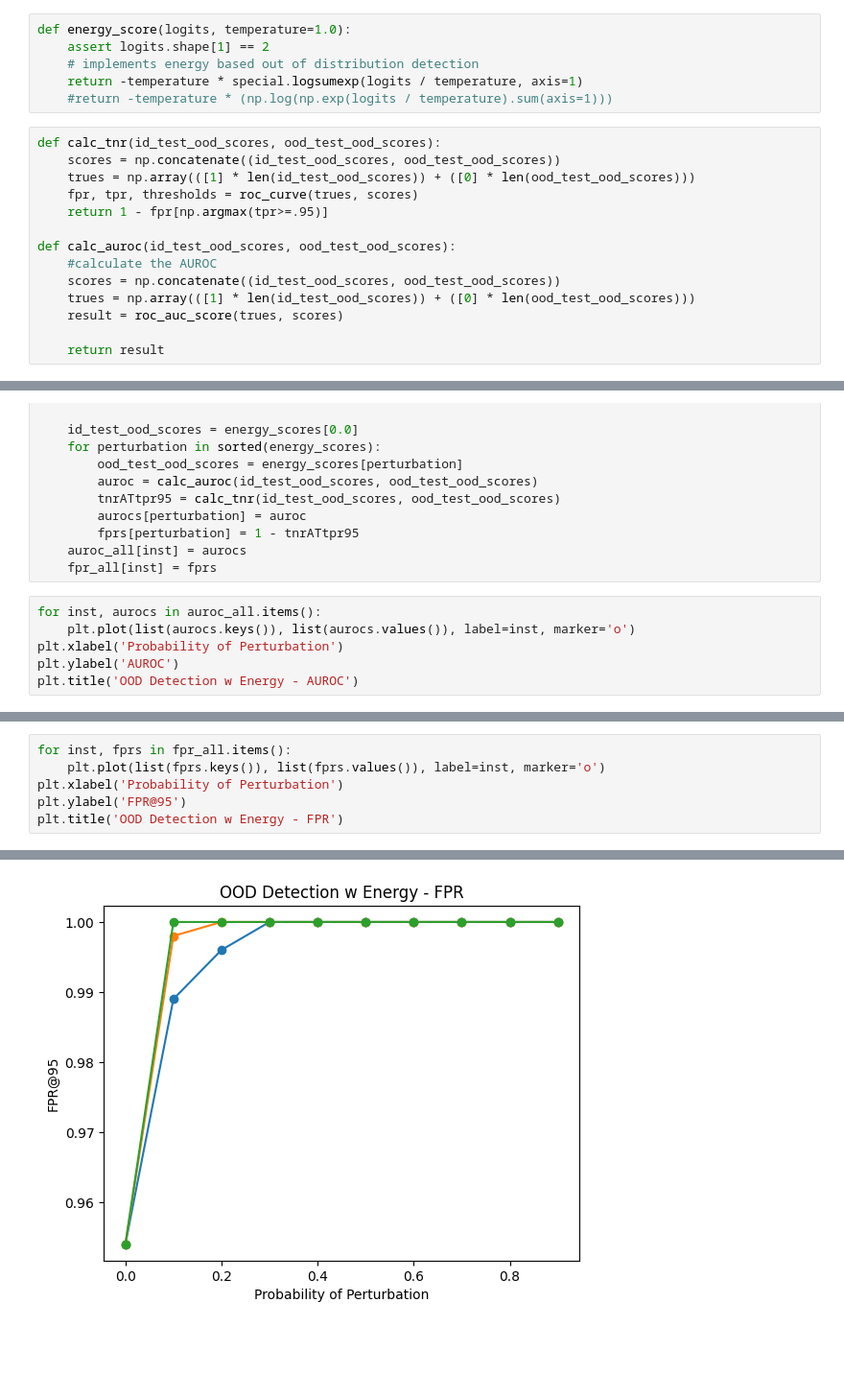
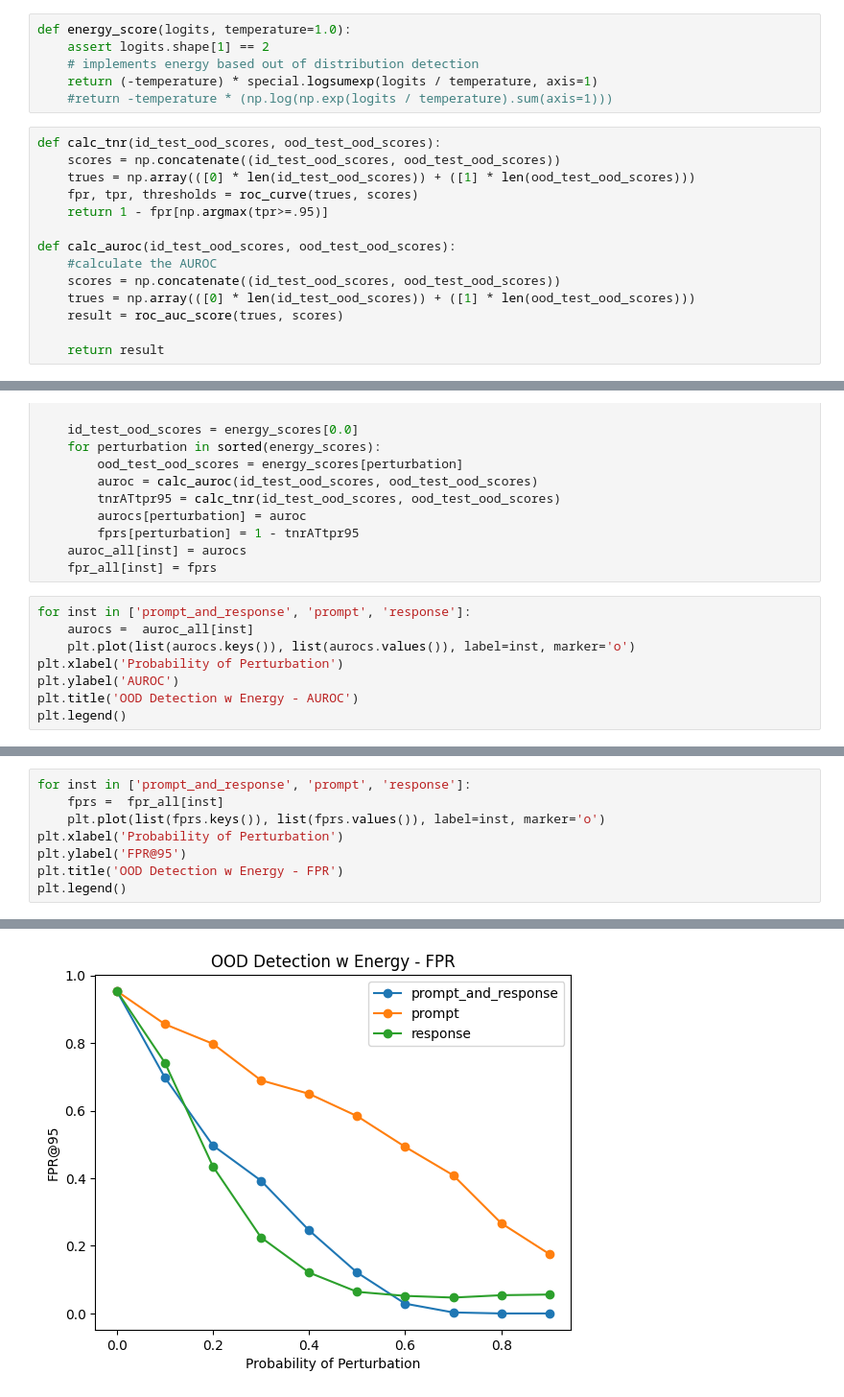
Before and after one commit to Pikus16/neurips2023_distshift, a Jupyter notebook: ood_detection.ipynb, the cells around one changed output, grey strips where cells are left out. Shown at 96% size. Cells and saved outputs as stored; diff of their text form; blank space fills up the shorter version.

```diff
--- a/ood_detection.ipynb
+++ b/ood_detection.ipynb
@@ -12,19 +12,19 @@ base_dir = 'model_scores/deberta_v3_large/open_ai_summarize_from_feedback'
 def energy_score(logits, temperature=1.0):
     assert logits.shape[1] == 2
     # implements energy based out of distribution detection
-    return -temperature * special.logsumexp(logits / temperature, axis=1)
+    return (-temperature) * special.logsumexp(logits / temperature, axis=1)
     #return -temperature * (np.log(np.exp(logits / temperature).sum(axis=1)))
 # %%
 def calc_tnr(id_test_ood_scores, ood_test_ood_scores):
     scores = np.concatenate((id_test_ood_scores, ood_test_ood_scores))
-    trues = np.array(([1] * len(id_test_ood_scores)) + ([0] * len(ood_test_ood_scores)))
+    trues = np.array(([0] * len(id_test_ood_scores)) + ([1] * len(ood_test_ood_scores)))
     fpr, tpr, thresholds = roc_curve(trues, scores)
     return 1 - fpr[np.argmax(tpr>=.95)]
 
 def calc_auroc(id_test_ood_scores, ood_test_ood_scores):
     #calculate the AUROC
     scores = np.concatenate((id_test_ood_scores, ood_test_ood_scores))
-    trues = np.array(([1] * len(id_test_ood_scores)) + ([0] * len(ood_test_ood_scores)))
+    trues = np.array(([0] * len(id_test_ood_scores)) + ([1] * len(ood_test_ood_scores)))
     result = roc_auc_score(trues, scores)
 
     return result
@@ -51,9 +51,11 @@ for inst in ['prompt', 'response', 'prompt_and_response']:
     auroc_all[inst] = aurocs
     fpr_all[inst] = fprs
 # %%
-for inst, aurocs in auroc_all.items():
+for inst in ['prompt_and_response', 'prompt', 'response']:
+    aurocs =  auroc_all[inst]
     plt.plot(list(aurocs.keys()), list(aurocs.values()), label=inst, marker='o')
 plt.xlabel('Probability of Perturbation')
 plt.ylabel('AUROC')
 plt.title('OOD Detection w Energy - AUROC')
+plt.legend()
 # %% [output]
@@ -62,7 +64,9 @@ Text(0.5, 1.0, 'OOD Detection w Energy - AUROC')
 # %%
-for inst, fprs in fpr_all.items():
+for inst in ['prompt_and_response', 'prompt', 'response']:
+    fprs =  fpr_all[inst]
     plt.plot(list(fprs.keys()), list(fprs.values()), label=inst, marker='o')
 plt.xlabel('Probability of Perturbation')
 plt.ylabel('FPR@95')
 plt.title('OOD Detection w Energy - FPR')
+plt.legend()
 # %% [output]
@@ -70 +74 @@ Text(0.5, 1.0, 'OOD Detection w Energy - FPR')
-[figure, old version]
+[figure, new version]
```
Also changed, not shown: parts of 2 cells of this notebook.
